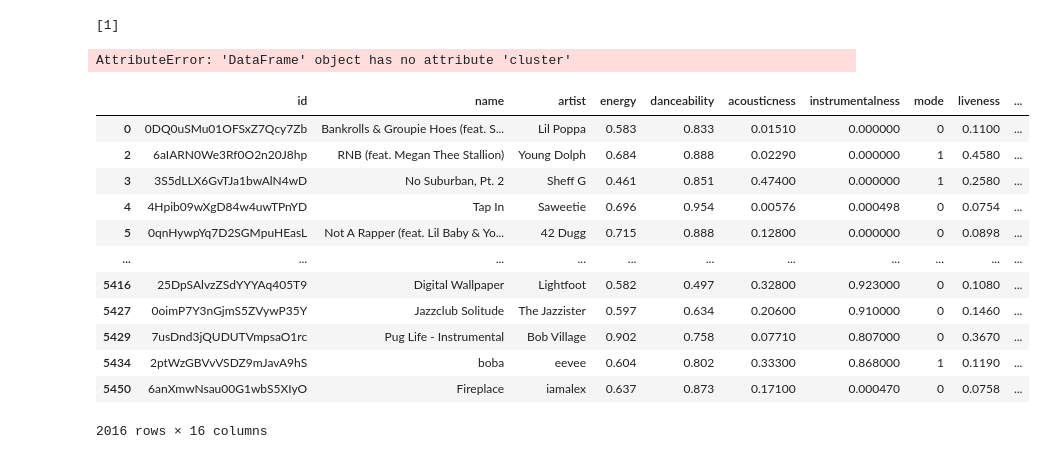
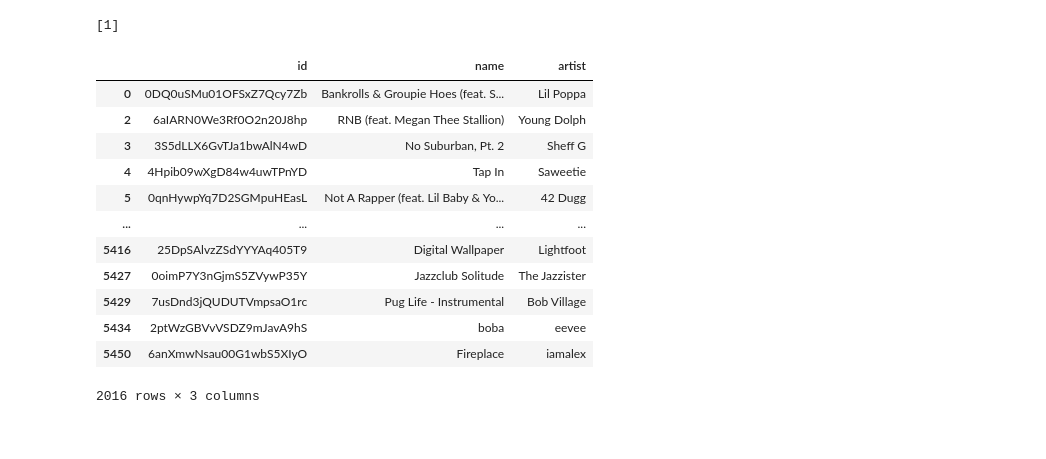
Before and after one commit to gonemad97/Spotify-Song-Recommender, a Jupyter notebook: CS6220 Spotify Project.ipynb, the cells around one changed output. Drawn from its saved outputs; the diff is of its cells as text; code cells hidden in the pictures.

```diff
--- a/CS6220 Spotify Project.ipynb
+++ b/CS6220 Spotify Project.ipynb
@@ -454,23 +454,20 @@ PCA_components = pd.DataFrame(principalComponents)
 print(model.predict(PCA_components.iloc[:,:2]))
 # %% [output]
 [1]
-# %%
-segm_kmeans[segm_kmeans.cluster == 1][50:70]
-# %% [output]
-AttributeError: 'DataFrame' object has no attribute 'cluster'
 # %%
-segm_kmeans[segm_kmeans["Segment KMeans PCA"] == 1]
+x = segm_kmeans[segm_kmeans["Segment KMeans PCA"] == 1]
+x.iloc[:, : 3]
 # %% [output]
-|  | id | name | artist | energy | danceability | acousticness | instrumentalness | mode | liveness | ... |
-| 0 | 0DQ0uSMu01OFSxZ7Qcy7Zb | Bankrolls & Groupie Hoes (feat. S... | Lil Poppa | 0.583 | 0.833 | 0.01510 | 0.000000 | 0 | 0.1100 | ... |
-| 2 | 6aIARN0We3Rf0O2n20J8hp | RNB (feat. Megan Thee Stallion) | Young Dolph | 0.684 | 0.888 | 0.02290 | 0.000000 | 1 | 0.4580 | ... |
-| 3 | 3S5dLLX6GvTJa1bwAlN4wD | No Suburban, Pt. 2 | Sheff G | 0.461 | 0.851 | 0.47400 | 0.000000 | 1 | 0.2580 | ... |
-| 4 | 4Hpib09wXgD84w4uwTPnYD | Tap In | Saweetie | 0.696 | 0.954 | 0.00576 | 0.000498 | 0 | 0.0754 | ... |
-| 5 | 0qnHywpYq7D2SGMpuHEasL | Not A Rapper (feat. Lil Baby & Yo... | 42 Dugg | 0.715 | 0.888 | 0.12800 | 0.000000 | 0 | 0.0898 | ... |
-| ... | ... | ... | ... | ... | ... | ... | ... | ... | ... | ... |
-| 5416 | 25DpSAlvzZSdYYYAq405T9 | Digital Wallpaper | Lightfoot | 0.582 | 0.497 | 0.32800 | 0.923000 | 0 | 0.1080 | ... |
-| 5427 | 0oimP7Y3nGjmS5ZVywP35Y | Jazzclub Solitude | The Jazzister | 0.597 | 0.634 | 0.20600 | 0.910000 | 0 | 0.1460 | ... |
-| 5429 | 7usDnd3jQUDUTVmpsaO1rc | Pug Life - Instrumental | Bob Village | 0.902 | 0.758 | 0.07710 | 0.807000 | 0 | 0.3670 | ... |
-| 5434 | 2ptWzGBVvVSDZ9mJavA9hS | boba | eevee | 0.604 | 0.802 | 0.33300 | 0.868000 | 1 | 0.1190 | ... |
-| 5450 | 6anXmwNsau00G1wbS5XIyO | Fireplace | iamalex | 0.637 | 0.873 | 0.17100 | 0.000470 | 0 | 0.0758 | ... |
+|  | id | name | artist |
+| 0 | 0DQ0uSMu01OFSxZ7Qcy7Zb | Bankrolls & Groupie Hoes (feat. S... | Lil Poppa |
+| 2 | 6aIARN0We3Rf0O2n20J8hp | RNB (feat. Megan Thee Stallion) | Young Dolph |
+| 3 | 3S5dLLX6GvTJa1bwAlN4wD | No Suburban, Pt. 2 | Sheff G |
+| 4 | 4Hpib09wXgD84w4uwTPnYD | Tap In | Saweetie |
+| 5 | 0qnHywpYq7D2SGMpuHEasL | Not A Rapper (feat. Lil Baby & Yo... | 42 Dugg |
+| ... | ... | ... | ... |
+| 5416 | 25DpSAlvzZSdYYYAq405T9 | Digital Wallpaper | Lightfoot |
+| 5427 | 0oimP7Y3nGjmS5ZVywP35Y | Jazzclub Solitude | The Jazzister |
+| 5429 | 7usDnd3jQUDUTVmpsaO1rc | Pug Life - Instrumental | Bob Village |
+| 5434 | 2ptWzGBVvVSDZ9mJavA9hS | boba | eevee |
+| 5450 | 6anXmwNsau00G1wbS5XIyO | Fireplace | iamalex |
-2016 rows × 16 columns
+2016 rows × 3 columns
```
Also changed, not shown: 4 other files.
